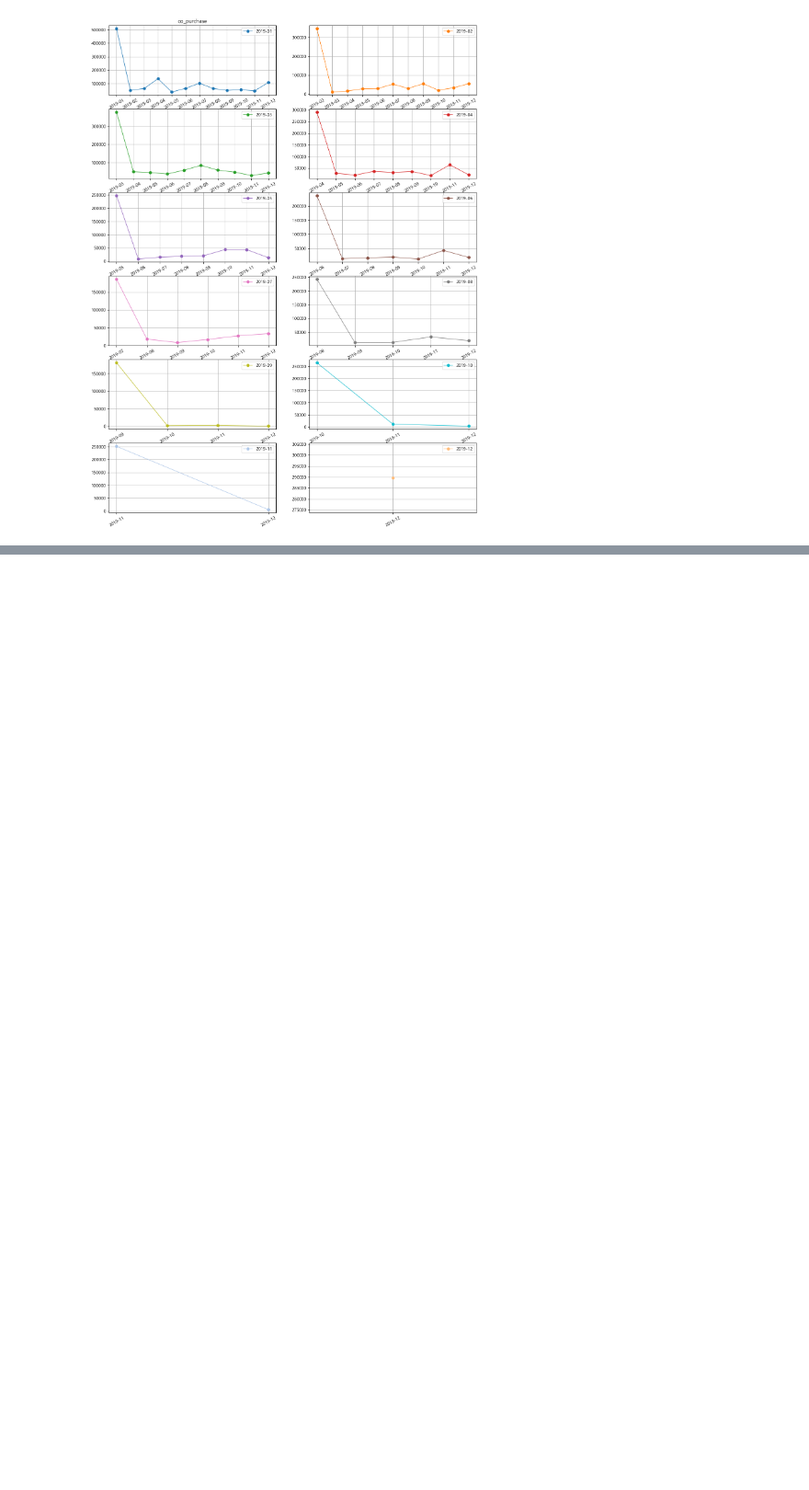
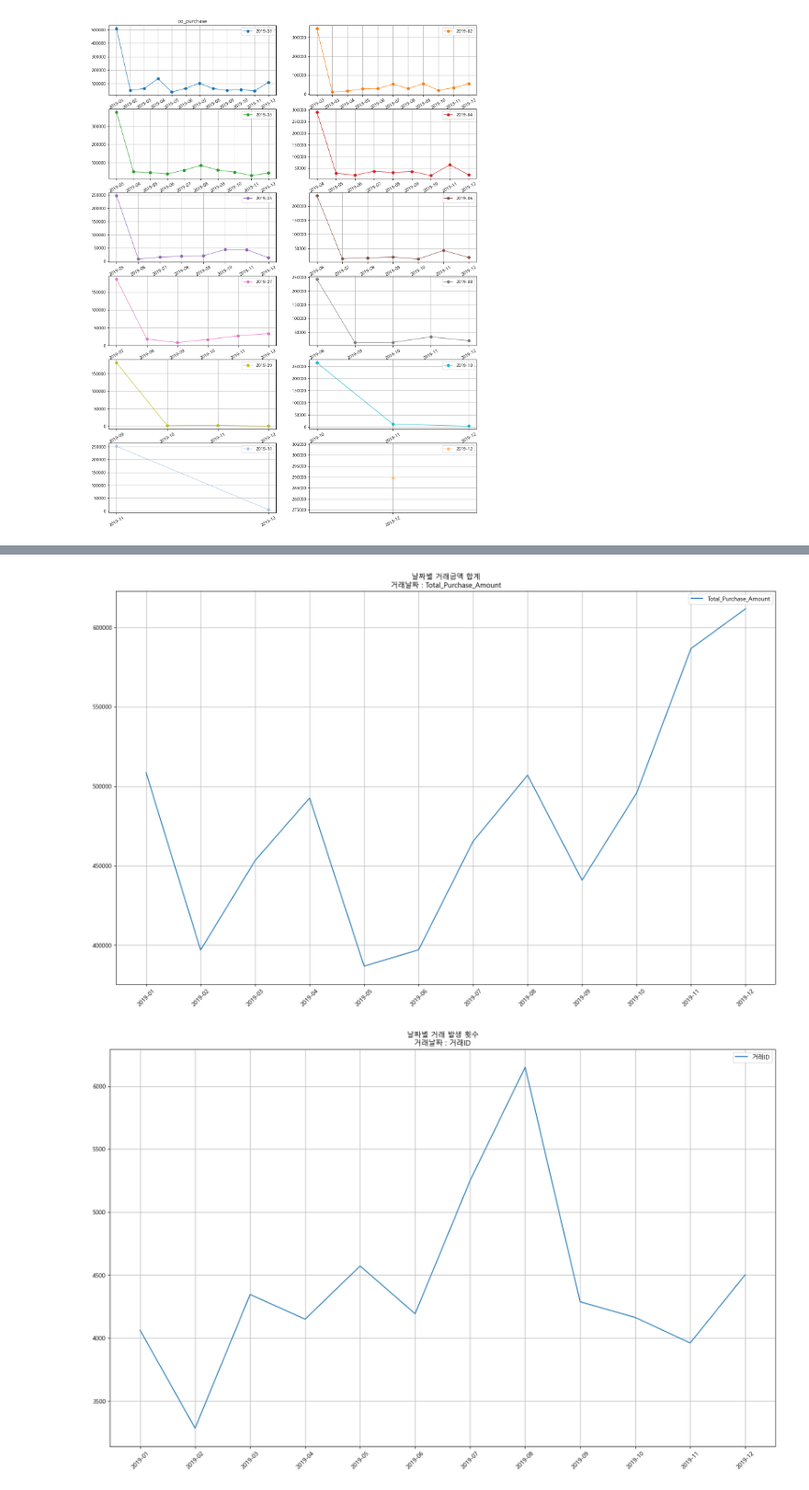
Before and after one commit to meo4739/Public_DACON_Cohort_RFM, a Jupyter notebook: cohort_RFM.ipynb, the cells around one changed output, grey strips where cells are left out. Shown at 92% size. Saved outputs shown, nothing was run; the diff lists cells and outputs as text; code cells hidden in the pictures; blank space fills up the shorter version.

```diff
--- a/cohort_RFM.ipynb
+++ b/cohort_RFM.ipynb
@@ -289,3 +292,22 @@ class cohort_analysis: # chort_csv를 분석하기 위한 class
+# %%
+def x_y_graph(df, x, y, how, title = None ): # x축, y축의 plot 그래프 그리기
+    df[x] = df[x].astype(str)
+    plt_func = getattr(plt, how, plt.plot)
+    plt_func(x, y, data = df)
+    if title is not None:
+        plt.title(f"{title}\n{x} : {y}")
+    else:
+        plt.title(f"{x} : {y}")
+    plt.xticks(rotation = 45)
+    plt.grid()
+    plt.legend()
+    plt.show()
+
+def to_month(df, x): # 특정 컬럼 데이터 형식을 월 형식으로 변경 후 문자형 타입으로 변형
+    df[x] = pd.to_datetime(df[x])
+    df[x] = df[x].dt.to_period('M')
+    df[x] = df[x].astype(str)
+    return df
 # %% [markdown]
 # Calendar_control Class
 # %%
@@ -416,17 +382,27 @@ co_purchase.cohort_graph_subplot(title = 'co_purchase')
 # %%
-def x_y_graph(df, x, y, how, title = None ): # x축, y축의 plot 그래프 그리기
-    df[x] = df[x].astype(str)
-    plt.plot(x, y, data = df)
-    plt.func = getattr(plt, how, plt.plot)
-    if title is not None:
-        plt.title(f"{title}\n{x} : {y}")
-    else:
-        plt.title(f"{x} : {y}")
-    plt.xticks(rotation = 45)
-    plt.grid()
-    plt.legend()
-    plt.show()
+total_information = pd.read_csv('./preprocessing/total_information.csv')
+total_information_temp = to_month(df=total_information, x='거래날짜')
 
-def to_month(df, x): # 특정 컬럼 데이터 형식을 월 형식으로 변경
-    df[x] = pd.to_datetime(df[x])
-    df[x] = df[x].dt.to_period('M')
+# 날짜별 거래금액 합계
+total_information_money = total_information_temp.groupby(by='거래날짜', as_index = False)['Total_Purchase_Amount'].sum()
+x_y_graph(total_information_money, x = '거래날짜', y = 'Total_Purchase_Amount', title='날짜별 거래금액 합계', how = 'plot')
+
+# 날짜별 거래 발생 횟수
+total_information_count = total_information_temp.groupby(by='거래날짜', as_index = False)['거래ID'].count()
+x_y_graph(total_information_count, x = '거래날짜', y = '거래ID', title='날짜별 거래 발생 횟수', how = 'plot')
+
+# 날짜별 이용 고객 숫자
+total_information_customer = total_information_temp.groupby(by = '거래날짜', as_index = False)['고객ID'].nunique()
+x_y_graph(total_information_customer, x= '거래날짜', y= '고객ID', title = '날짜별 이용 고객 숫자', how = 'plot')
+
+# 날짜별 배송료 평균
+total_information_delivery = total_information_temp.groupby(by = '거래날짜', as_index = False)['배송료'].mean()
+x_y_graph(total_information_delivery, x= '거래날짜', y= '배송료', title = '날짜별 이용 고객 숫자', how = 'plot')
+
+# # 날짜별 할인율의 변화
+# coupon_trend = csv_analysis(pd.read_csv('../open/coupon_trend.csv'))
+# # coupon_trend.check()
+# coupon_trend.x_y_graph('Month', '할인율', title = '날짜별 할인율의 변화')
+# %% [output]
+[figure, added]
+[figure, added]
```
Also changed, not shown: parts of 10 cells of this notebook.
